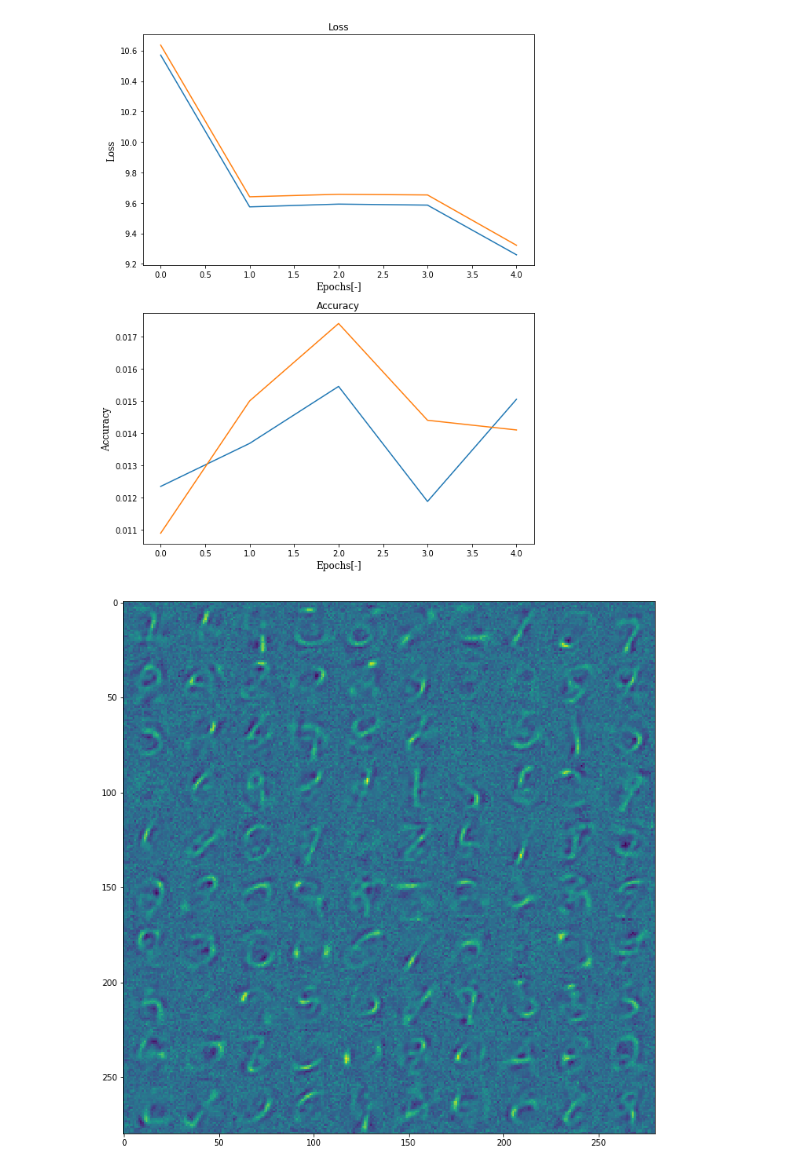
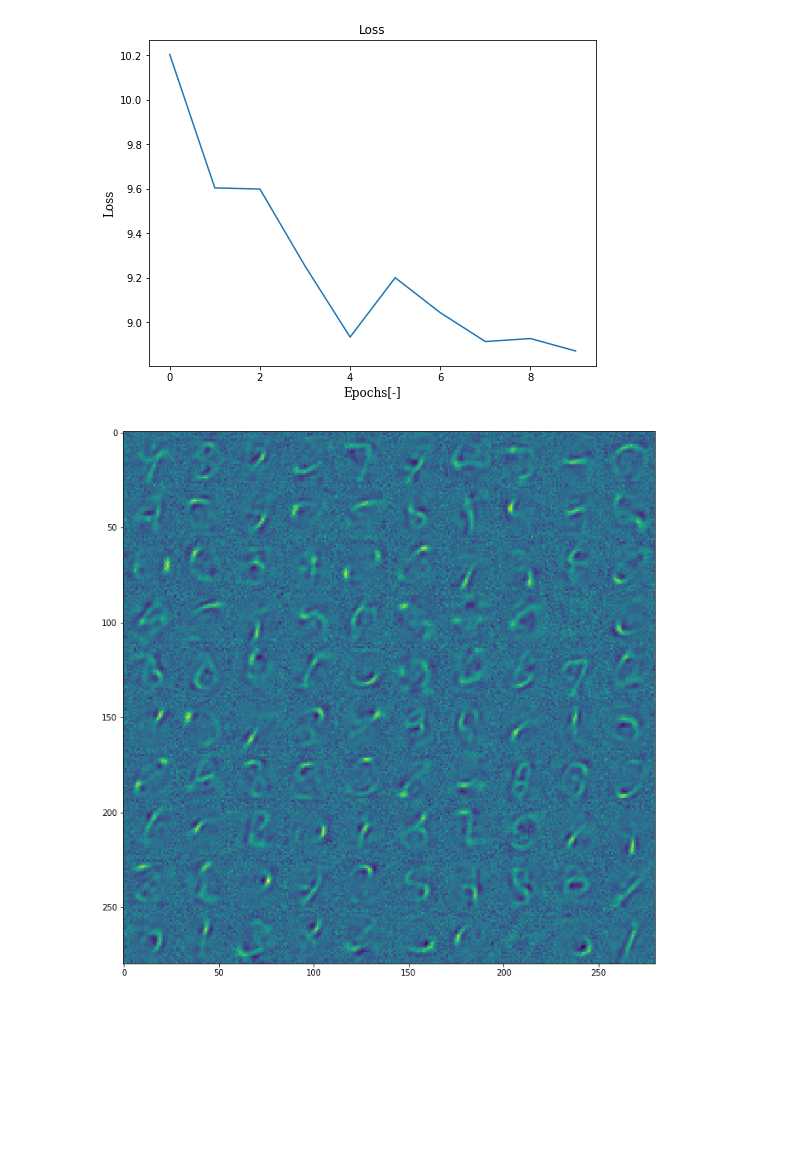
Before and after one commit to daichi-yoshikawa/dnnet, a Jupyter notebook: examples/mnist/mnist.ipynb, the cells around one changed output. Drawn from its saved outputs; the diff is of its cells as text; code cells hidden in the pictures; blank space fills up the shorter version.

```diff
--- a/examples/mnist/mnist.ipynb
+++ b/examples/mnist/mnist.ipynb
@@ -118,19 +118,21 @@ ae.add(AffineLayer(shape=(100, 784), random_weight=RandomWeight.Type.he))
 #ae.add(ActivationLayer(activation=Activation.Type.srrelu))
 ae.compile()
 
+optimizer = AdaGrad(learning_rate=3e-2, weight_decay=1e-3, dtype=dtype)
+
 lc2 = ae.fit(
         x=x,
         y=x,
-        epochs=5,
+        epochs=10,
         batch_size=100,
         optimizer=optimizer,
         loss_function=LossFunction.Type.squared_error,
         learning_curve=True,
         shuffle=True,
         shuffle_per_epoch=True,
-        test_data_ratio=0.142857
+        test_data_ratio=0.
 )
 
-lc2.plot(figsize=(8,10), fontsize=12)
+lc2.plot(figsize=(8, 6), fontsize=12)
 ae.show_filters(0, shape=(28, 28), layout=(10, 10), figsize=(12, 12))
 # %% [output]
@@ -142,2 +149,2 @@ ae.show_filters(0, shape=(28, 28), layout=(10, 10), figsize=(12, 12))
-[figure, old version]
+[figure, new version]
-[figure, old version]
+[figure, new version]
```
Also changed, not shown: parts of 2 cells of this notebook, 3 other files.
